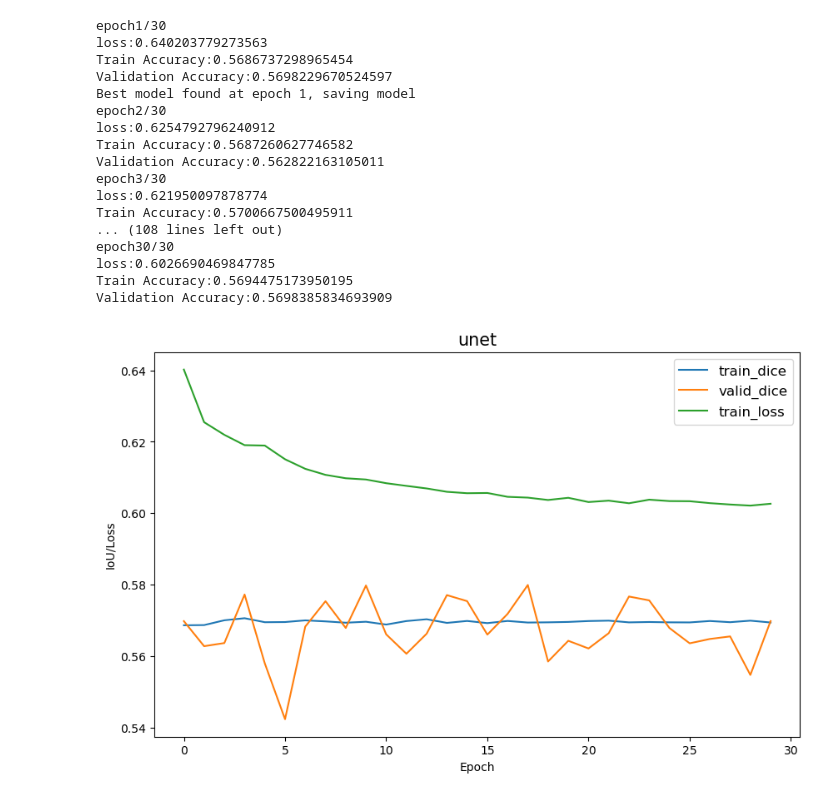
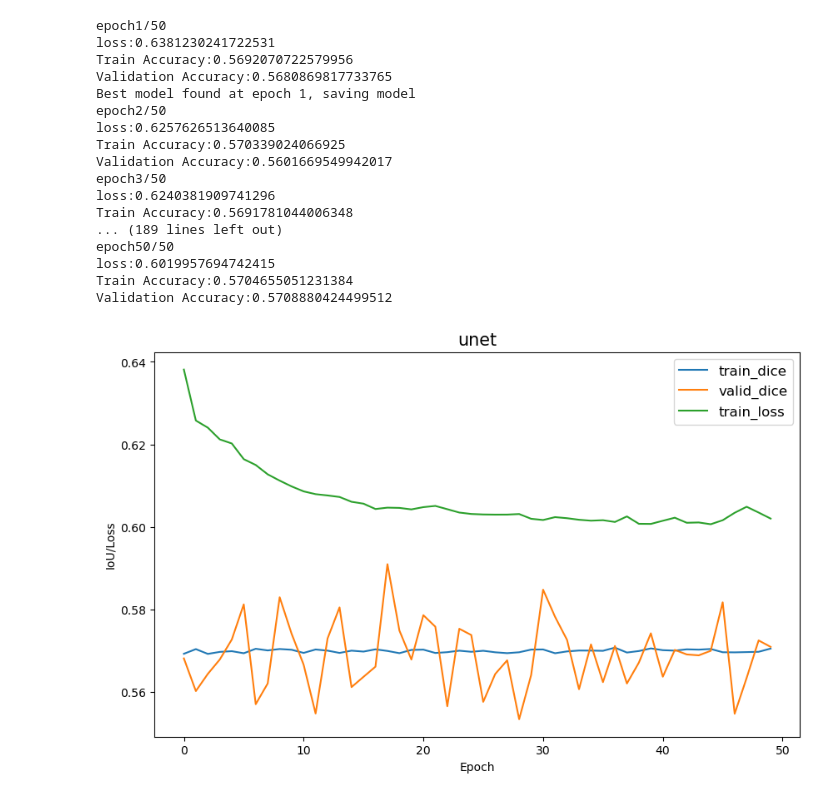
Before and after one commit to fleckleind/AbdomenCT_trial, a Jupyter notebook: abdomenct-unet.ipynb, the cells around one changed output. Drawn from its saved outputs; the diff is of its cells as text; code cells hidden in the pictures.

```diff
--- a/abdomenct-unet.ipynb
+++ b/abdomenct-unet.ipynb
@@ -186,8 +186,8 @@ class IoU(nn.Module):
         tempinputs = inputs.detach().cpu()
         temptargets = targets.detach().cpu()
 
-        temptargets[np.nonzero(temptargets<threshold)] = 0.0
-        temptargets[np.nonzero(temptargets>=threshold)] = 1.0
+        temptargets[np.nonzero(temptargets<=threshold)] = 0.0
+        temptargets[np.nonzero(temptargets>threshold)] = 1.0
         # print(tempinputs, temptargets)
         intersection = (tempinputs*temptargets).sum()
         union = tempinputs.sum() + temptargets.sum()
@@ -202,7 +202,7 @@ def trainer(model, train_loader, valid_loader, criterion, optimizer, iou, epochs
     best_acc = 0
     for epoch in range(epochs):
         print('epoch{}/{}'.format(epoch+1, epochs))
-        model.train()
+        # model.train()
         losses, train_iou, valid_iou = [],[],[]
         for image, mask in train_loader:
             image = image.to(device, dtype=torch.float)
@@ -218,13 +218,14 @@ def trainer(model, train_loader, valid_loader, criterion, optimizer, iou, epochs
             loss.backward()
             optimizer.step()
 
-        model.eval()
+        # model.eval()
         with torch.no_grad():
             for image, mask in valid_loader:
                 image = image.to(device)
                 mask = mask.to(device)
                 pred = model.forward(image)
                 validpiou = iou(pred, mask)
+
             valid_iou.append(validpiou.detach().cpu())
 
         loss_hist.append(np.mean(losses))
@@ -259,31 +260,31 @@ def plot_model_hist(train_hist, valid_hist, loss_hist):
 # %%
 # run
 device = 'cuda' if torch.cuda.is_available() else 'cpu'
 # torch.cuda.empty_cache()
 model = UNet().to(device)
 criterion = DiceBCELoss()
 iou = IoU()
 optimizer = torch.optim.SGD(model.parameters(), lr=0.01, momentum=0.99)
-epochs = 30
+epochs = 50
 
-loss_hist, train_hist, valid_hist = trainer(model, train_loader, valid_loader, criterion, optimizer, iou,epochs)
+loss_hist, train_hist, valid_hist = trainer(model, train_loader, valid_loader, criterion, optimizer, iou, epochs)
 plot_model_hist(train_hist, valid_hist, loss_hist)
 # %% [output]
-epoch1/30
-loss:0.640203779273563
-Train Accuracy:0.5686737298965454
-Validation Accuracy:0.5698229670524597
+epoch1/50
+loss:0.6381230241722531
+Train Accuracy:0.5692070722579956
+Validation Accuracy:0.5680869817733765
 Best model found at epoch 1, saving model
-epoch2/30
-loss:0.6254792796240912
-Train Accuracy:0.5687260627746582
-Validation Accuracy:0.562822163105011
-epoch3/30
-loss:0.621950097878774
-Train Accuracy:0.5700667500495911
-... (108 lines left out)
-epoch30/30
-loss:0.6026690469847785
-Train Accuracy:0.5694475173950195
-Validation Accuracy:0.5698385834693909
+epoch2/50
+loss:0.6257626513640085
+Train Accuracy:0.570339024066925
+Validation Accuracy:0.5601669549942017
+epoch3/50
+loss:0.6240381909741296
+Train Accuracy:0.5691781044006348
+... (189 lines left out)
+epoch50/50
+loss:0.6019957694742415
+Train Accuracy:0.5704655051231384
+Validation Accuracy:0.5708880424499512
-[figure, old version]
+[figure, new version]
```
